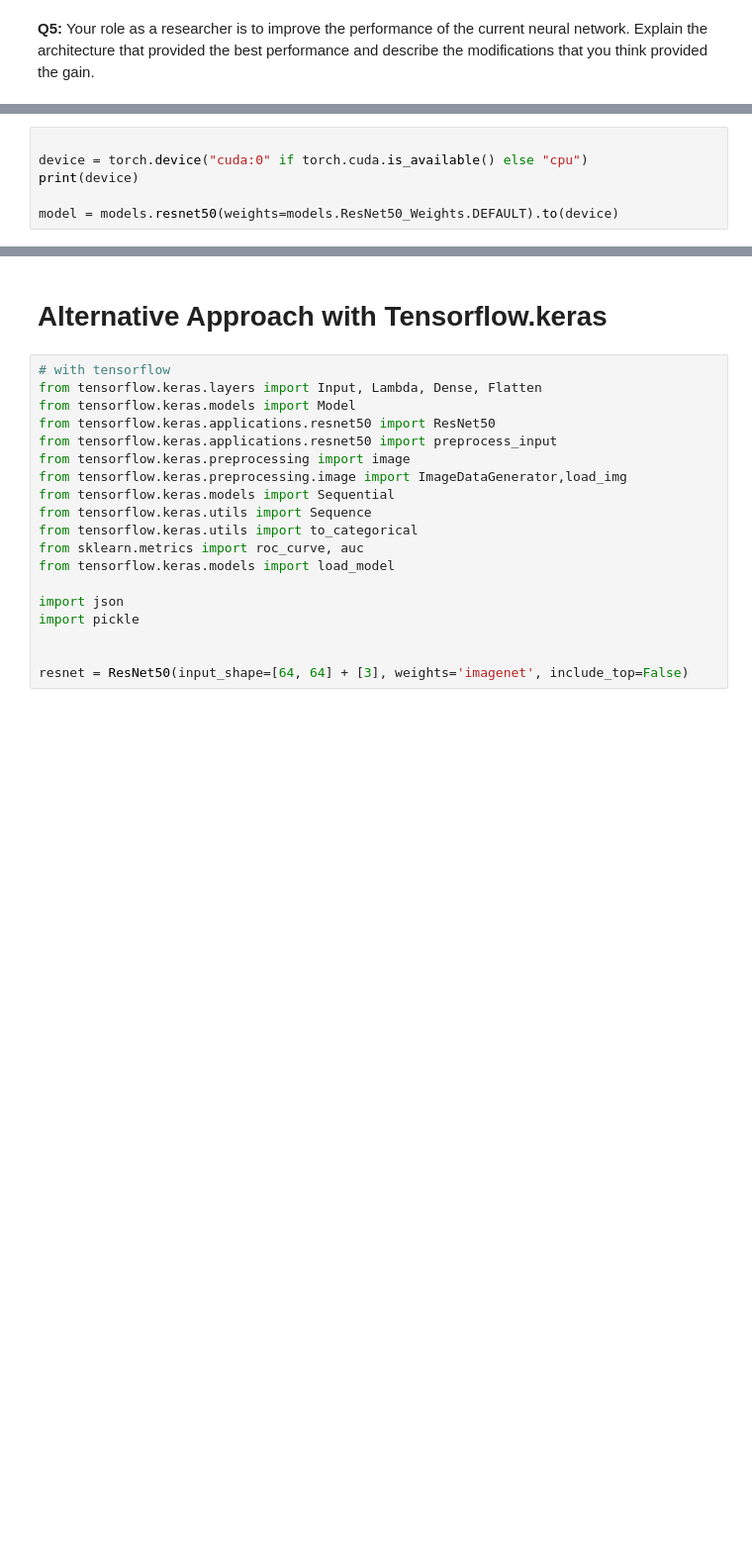
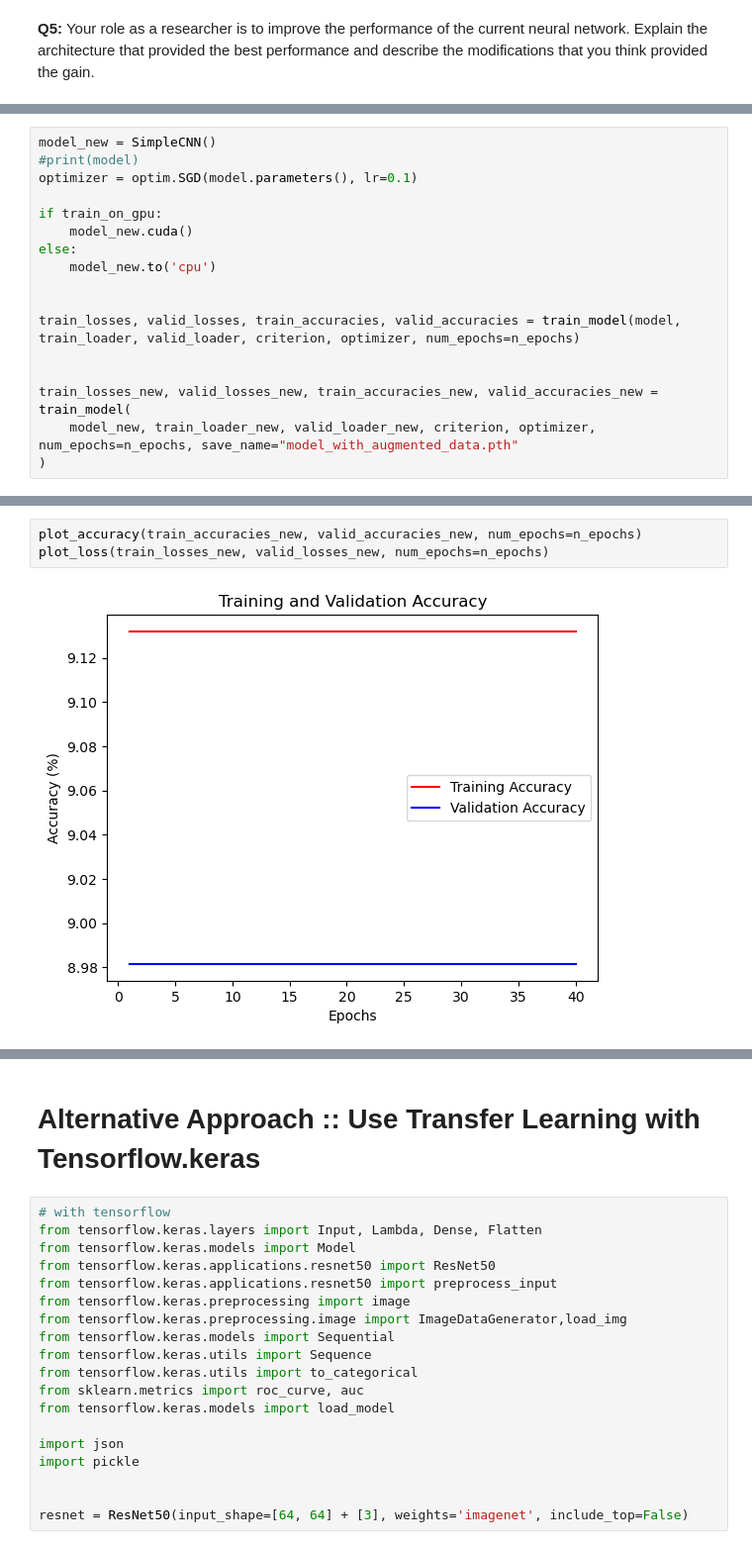
Before and after one commit to MartinezAgullo/TechChallenge_TrustStamp, a Jupyter notebook: assignment_2_cnn/Pablo-MartinezAgullo.ipynb, the cells around one changed output, grey strips where cells are left out. Shown: that part at 99% size. Cells and saved outputs as stored; diff of their text form; blank space fills up the shorter version.

```diff
--- a/assignment_2_cnn/Pablo-MartinezAgullo.ipynb
+++ b/assignment_2_cnn/Pablo-MartinezAgullo.ipynb
@@ -436,6 +430,0 @@ Transfer learning is the reuse of a pre-trained model on a new problem. In this
-# %%
-
-device = torch.device("cuda:0" if torch.cuda.is_available() else "cpu")
-print(device)
-
-model = models.resnet50(weights=models.ResNet50_Weights.DEFAULT).to(device)
@@ -443,0 +547,17 @@ cpu
+# %%
+model_new = SimpleCNN()
+#print(model)
+optimizer = optim.SGD(model.parameters(), lr=0.1)
+
+if train_on_gpu:
+    model_new.cuda()
+else:
+    model_new.to('cpu')
+
+
+train_losses, valid_losses, train_accuracies, valid_accuracies = train_model(model, train_loader, valid_loader, criterion, optimizer, num_epochs=n_epochs)
+
+
+train_losses_new, valid_losses_new, train_accuracies_new, valid_accuracies_new = train_model(
+    model_new, train_loader_new, valid_loader_new, criterion, optimizer, num_epochs=n_epochs, save_name="model_with_augmented_data.pth"
+)
@@ -443,0 +579,5 @@ cpu
+# %%
+plot_accuracy(train_accuracies_new, valid_accuracies_new, num_epochs=n_epochs)
+plot_loss(train_losses_new, valid_losses_new, num_epochs=n_epochs)
+# %% [output]
+[figure, added]
@@ -444,5 +585,5 @@ cpu
 # %% [markdown]
-# Alternative Approach with Tensorflow.keras
+# Alternative Approach :: Use Transfer Learning with Tensorflow.keras
 # %%
 # with tensorflow
 from tensorflow.keras.layers import Input, Lambda, Dense, Flatten
```
Also changed, not shown: parts of 14 cells of this notebook, 10 other files.
